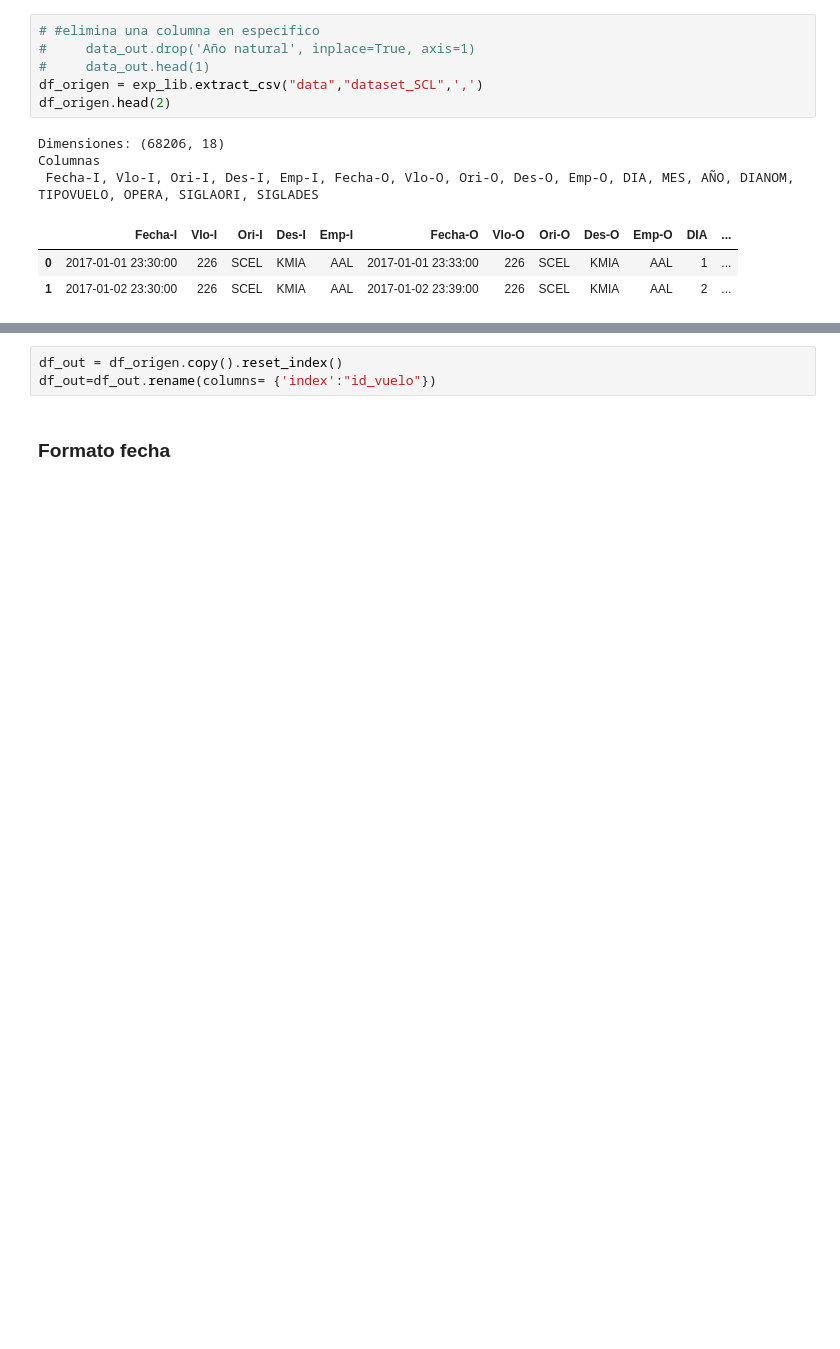
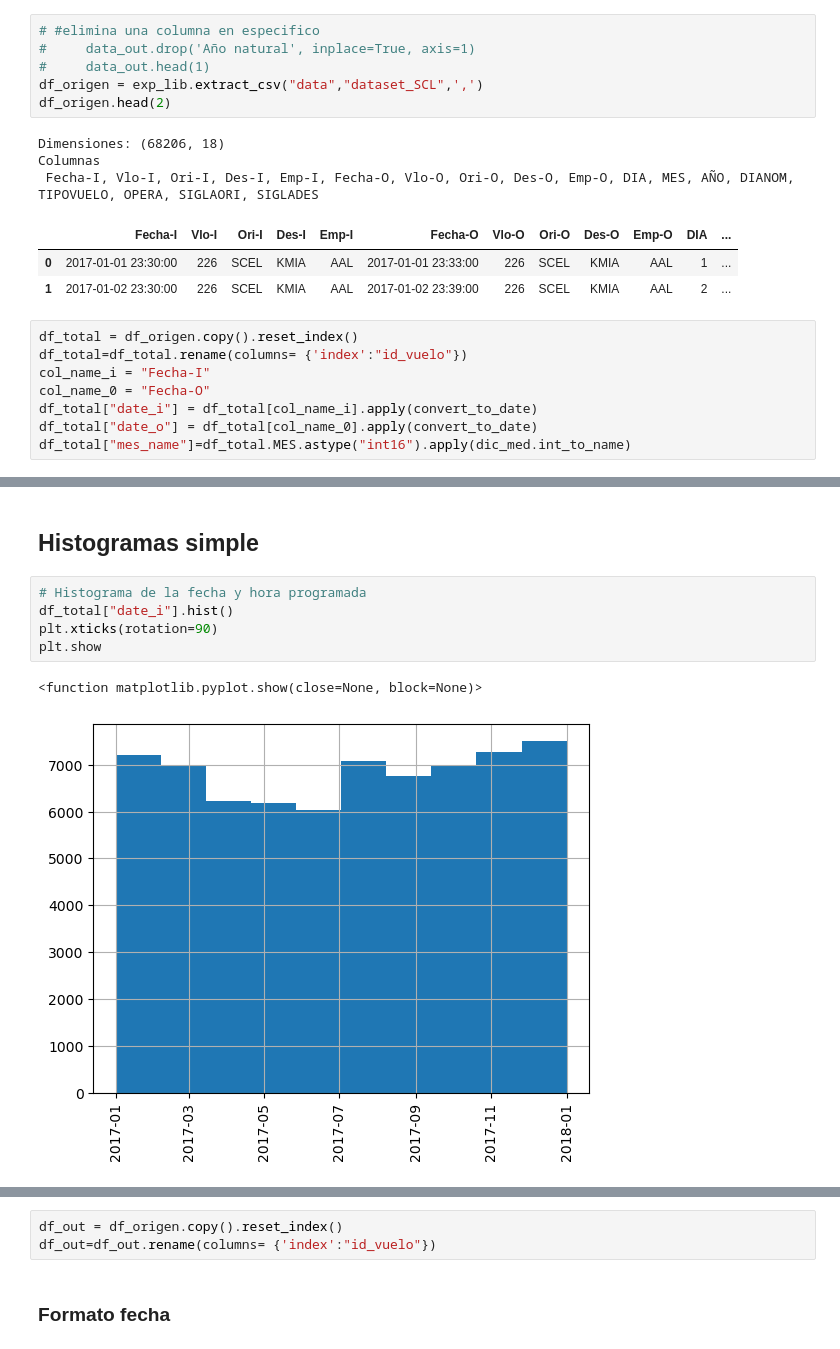
Before and after one commit to rolftb/Challenge-Data-Scientist-Rolf-Traeger, a Jupyter notebook: Transformacion.ipynb, the cells around one changed output, grey strips where cells are left out. Cells and saved outputs as stored; diff of their text form; blank space fills up the shorter version.

```diff
--- a/Transformacion.ipynb
+++ b/Transformacion.ipynb
@@ -86,3 +90,11 @@ Columnas
 |  | Fecha-I | Vlo-I | Ori-I | Des-I | Emp-I | Fecha-O | Vlo-O | Ori-O | Des-O | Emp-O | DIA | ... |
 | 0 | 2017-01-01 23:30:00 | 226 | SCEL | KMIA | AAL | 2017-01-01 23:33:00 | 226 | SCEL | KMIA | AAL | 1 | ... |
 | 1 | 2017-01-02 23:30:00 | 226 | SCEL | KMIA | AAL | 2017-01-02 23:39:00 | 226 | SCEL | KMIA | AAL | 2 | ... |
+# %%
+df_total = df_origen.copy().reset_index()
+df_total=df_total.rename(columns= {'index':"id_vuelo"})
+col_name_i = "Fecha-I"
+col_name_0 = "Fecha-O"
+df_total["date_i"] = df_total[col_name_i].apply(convert_to_date)
+df_total["date_o"] = df_total[col_name_0].apply(convert_to_date)
+df_total["mes_name"]=df_total.MES.astype("int16").apply(dic_med.int_to_name)
@@ -88,0 +123,10 @@ Columnas
+# %% [markdown]
+## Histogramas simple
+# %%
+# Histograma de la fecha y hora programada
+df_total["date_i"].hist()
+plt.xticks(rotation=90)
+plt.show
+# %% [output]
+<function matplotlib.pyplot.show(close=None, block=None)>
+[figure, added]
```
Also changed, not shown: parts of 62 cells of this notebook.
